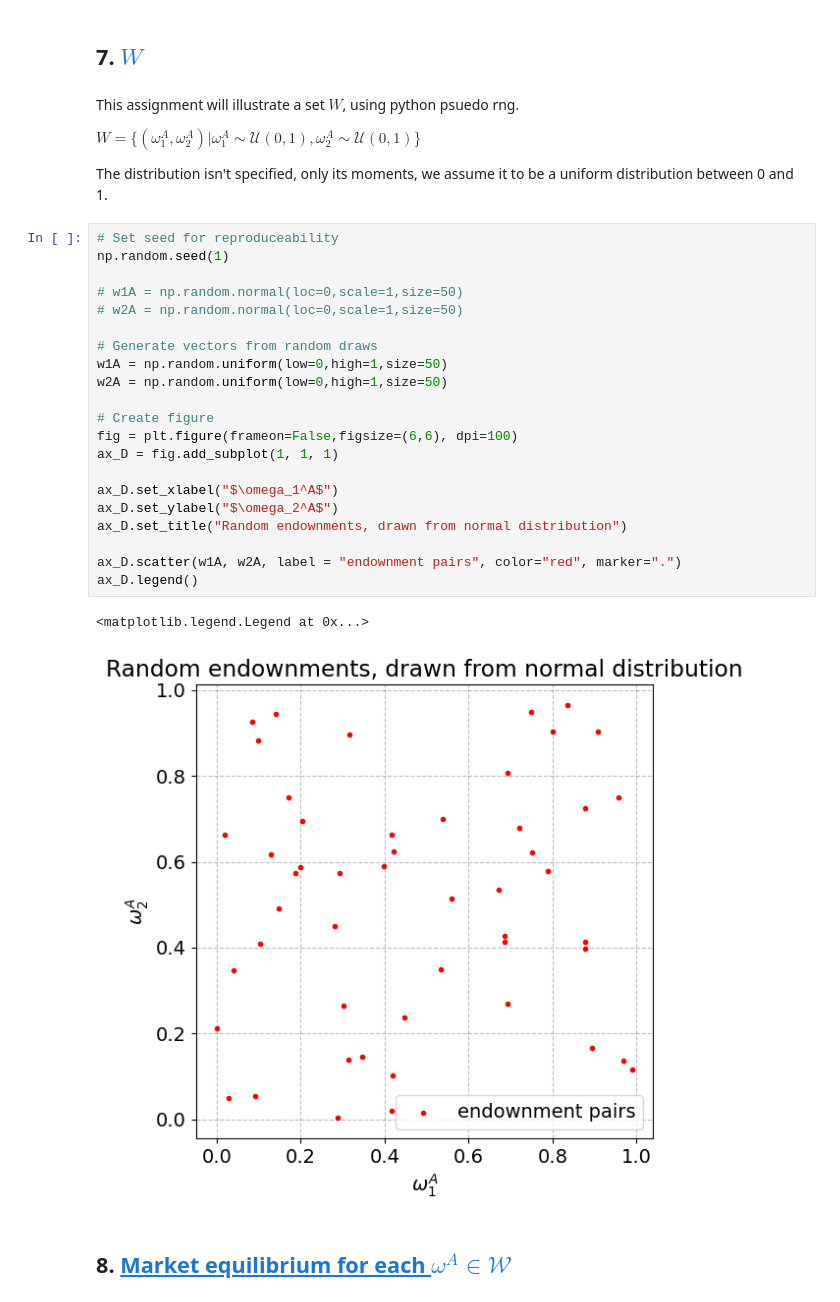
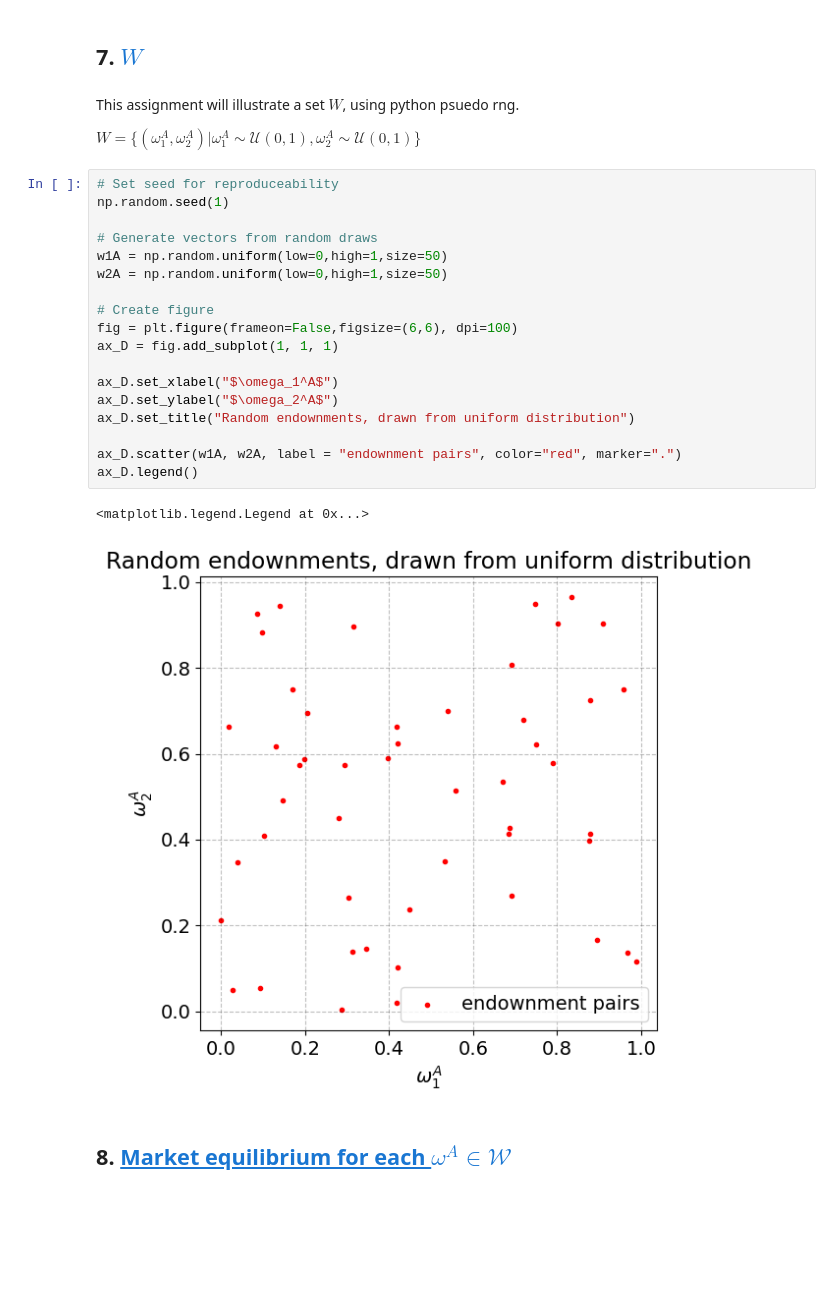
Before and after one commit to NumEconCopenhagen/projects-2024-mathias-mikkel-gabriele, a Jupyter notebook: inauguralproject/InauguralProject2024.ipynb, the cells around one changed output. Cells and saved outputs as stored; diff of their text form; blank space fills up the shorter version.

```diff
--- a/inauguralproject/InauguralProject2024.ipynb
+++ b/inauguralproject/InauguralProject2024.ipynb
@@ -430,32 +427,27 @@ x1A = 0.373 x2A = 0.704, U_market = 1.058, u_A = 0.569, u_B = 0.489, p = 0.944
 This assignment will illustrate a set $W$, using python psuedo rng.
 
 $W=\{(\omega_1^A,\omega_2^A) | \omega_1^A \sim \mathcal{U}(0,1), \omega_2^A \sim \mathcal{U}(0,1)  \}$
-
-The distribution isn't specified, only its moments, we assume it to be a uniform distribution between 0 and 1.
 # %%
 # Set seed for reproduceability
 np.random.seed(1)
-
-# w1A = np.random.normal(loc=0,scale=1,size=50)
-# w2A = np.random.normal(loc=0,scale=1,size=50)
 
 # Generate vectors from random draws
 w1A = np.random.uniform(low=0,high=1,size=50)
 w2A = np.random.uniform(low=0,high=1,size=50)
 
 # Create figure
 fig = plt.figure(frameon=False,figsize=(6,6), dpi=100)
 ax_D = fig.add_subplot(1, 1, 1)
 
 ax_D.set_xlabel("$\omega_1^A$")
 ax_D.set_ylabel("$\omega_2^A$")
-ax_D.set_title("Random endownments, drawn from normal distribution")
+ax_D.set_title("Random endownments, drawn from uniform distribution")
 
 ax_D.scatter(w1A, w2A, label = "endownment pairs", color="red", marker=".")
 ax_D.legend()
 # %% [output]
 <matplotlib.legend.Legend at 0x...>
-[figure, old version]
+[figure, new version]
 # %% [markdown]
 ## 8. <a id='toc8_'></a>[Market equilibrium for each $\omega^A \in \mathcal{W}$](#toc0_)
 # %%
```
Also changed, not shown: parts of 13 cells of this notebook, 1 other file.
